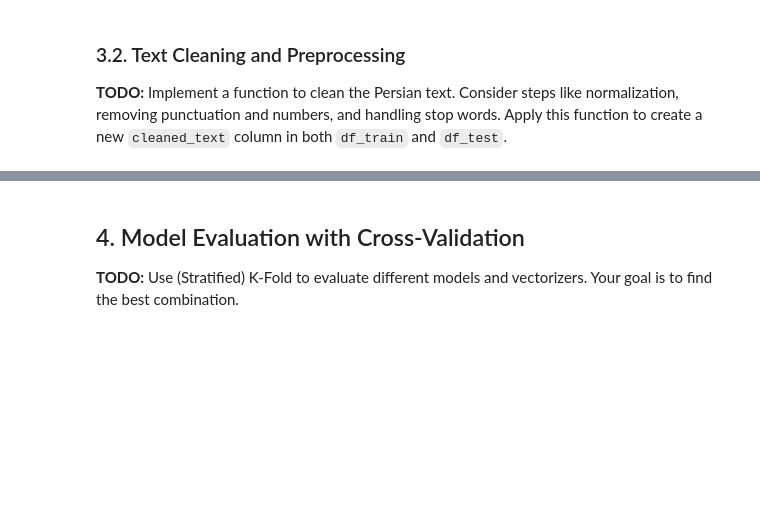
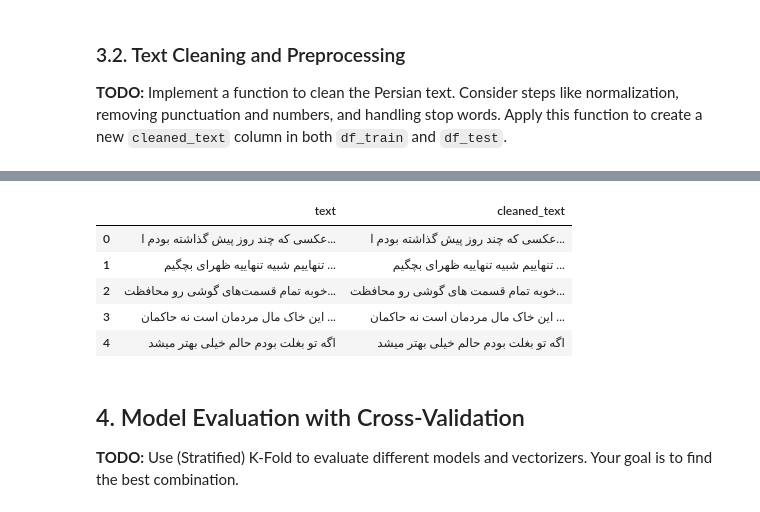
Before and after one commit to Ardalan-Sia/Ardalan-Sia-MLSD-Homeworks, a Jupyter notebook: CS-MLSD-HW1/Practical/Twitter/Twitter.ipynb, the cells around one changed output, grey strips where cells are left out. Cells and saved outputs as stored; diff of their text form; code cells hidden in the pictures; blank space fills up the shorter version.

```diff
--- a/CS-MLSD-HW1/Practical/Twitter/Twitter.ipynb
+++ b/CS-MLSD-HW1/Practical/Twitter/Twitter.ipynb
@@ -97,0 +184,90 @@ display(df_train[['text', 'cleaned_text']].head())
+# %%
+import re
+
+
+with open("stopwords.txt", encoding="utf-8") as f:
+    PERSIAN_STOPWORDS = set(w.strip() for w in f if w.strip())
+
+EMOTION_PUNCT = "!?؟:;…()«»،؛"
+
+
+# Compile diacritics (tashdid, fatha, kasra, etc.) pattern once
+PERSIAN_DIACRITICS_RE = re.compile(
+    r'[\u0610-\u061A\u064B-\u065F\u06D6-\u06DC\u06DF-\u06E8\u06EA-\u06ED]+'
+)
+
+def _normalize_persian(text: str) -> str:
+    """
+    Normalize common Persian/Arabic characters and remove diacritics.
+    """
+    # Map Arabic forms to standard Persian forms
+    char_map = {
+        'ي': 'ی',
+        'ى': 'ی',
+        'ئ': 'ی',
+        'ك': 'ک',
+        'ؤ': 'و',
+        'أ': 'ا',
+        'إ': 'ا',
+        'ٱ': 'ا',
+        'ة': 'ه',
+        'ۀ': 'ه',
+        'ﻻ': 'لا',
+    }
+    # Translate using unicode ordinals
+    translation_table = str.maketrans(char_map)
+    text = text.translate(translation_table)
+
+    # Remove diacritics (tashkeel)
+    text = PERSIAN_DIACRITICS_RE.sub('', text)
+
+    # Replace zero-width non-joiner with a normal space
+    text = text.replace('\u200c', ' ')
+
+    return text
+
+def clean_persian_text(text):
+    """
+    Optimized cleaning for character n-gram models.
+    """
+
+    # 1. Handle non-string / NaN
+    if not isinstance(text, str):
+        return ""
+    text = str(text)
+
+    # 2. Normalize Persian script
+    text = _normalize_persian(text)
+
+    # 3. Remove URLs, emails
+    text = re.sub(r'http\S+|www\.\S+', ' ', text)
+    text = re.sub(r'\S+@\S+', ' ', text)
+
+    # 3b. Remove @mentions but KEEP hashtags as words
+    text = re.sub(r'@\S+', ' ', text)
+    text = re.sub(r'#(\S+)', r' \1 ', text)
+
+    # 4. Remove digits (Persian + Arabic + Latin)
+    text = re.sub(r'[0-9\u06F0-\u06F9\u0660-\u0669]+', ' ', text)
+
+    # 5. Keep only Persian letters, spaces, and selected punctuation
+    text = re.sub(fr'[^\u0600-\u06FF\s{re.escape(EMOTION_PUNCT)}]', ' ', text)
+
+    # 5b. Put spaces around punctuation so they become separate tokens
+    text = re.sub(f"([{re.escape(EMOTION_PUNCT)}])", r" \1 ", text)
+
+    # 6. Normalize whitespace
+    text = re.sub(r'\s+', ' ', text).strip()
+
+
+
+    return text  # Return without stopword removal
+
+
+
+df_train['cleaned_text'] = df_train['text'].apply(clean_persian_text)
+df_test['cleaned_text'] = df_test['text'].apply(clean_persian_text)
+
+print("Text cleaning complete. Example:")
+display(df_train[['text', 'cleaned_text']].head())
+# %% [output]
@@ -98,3 +275,9 @@ display(df_train[['text', 'cleaned_text']].head())
+|  | text | cleaned_text |
+| 0 | عکسی که چند روز پیش گذاشته بودم ا... | عکسی که چند روز پیش گذاشته بودم ا... |
+| 1 | تنهاییم شبیه تنهاییه ظهرای بچگیم ... | تنهاییم شبیه تنهاییه ظهرای بچگیم ... |
+| 2 | خوبه تمام قسمت‌های گوشی رو محافظت... | خوبه تمام قسمت های گوشی رو محافظت... |
+| 3 | این خاک مال مردمان است نه حاکمان ... | این خاک مال مردمان است نه حاکمان ... |
+| 4 | اگه تو بغلت بودم حالم خیلی بهتر میشد | اگه تو بغلت بودم حالم خیلی بهتر میشد |
 # %% [markdown]
 ## 4. Model Evaluation with Cross-Validation
 
```
Also changed, not shown: parts of 14 cells of this notebook, 2 other files.
